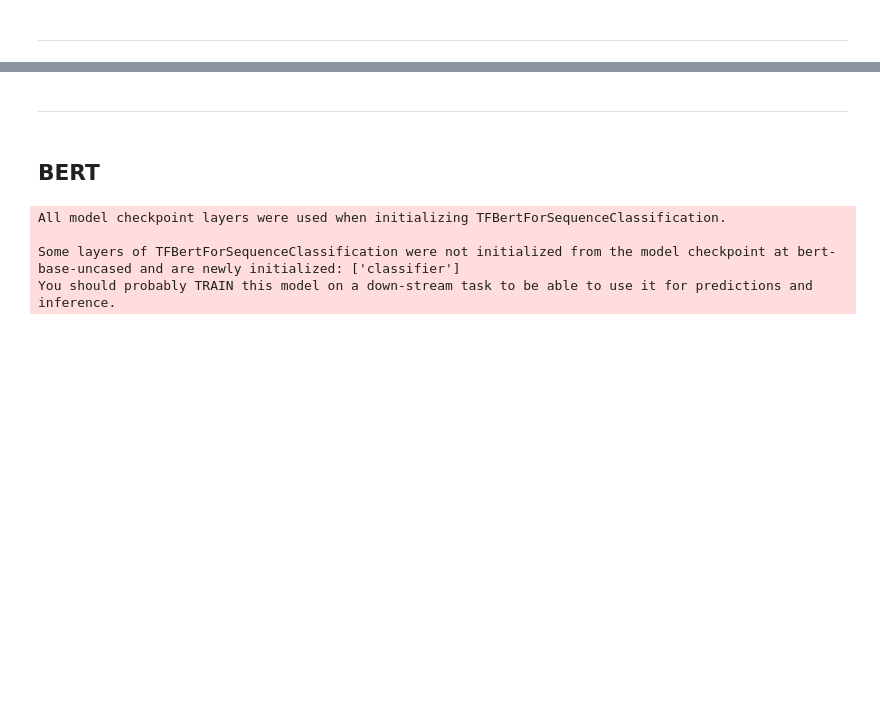
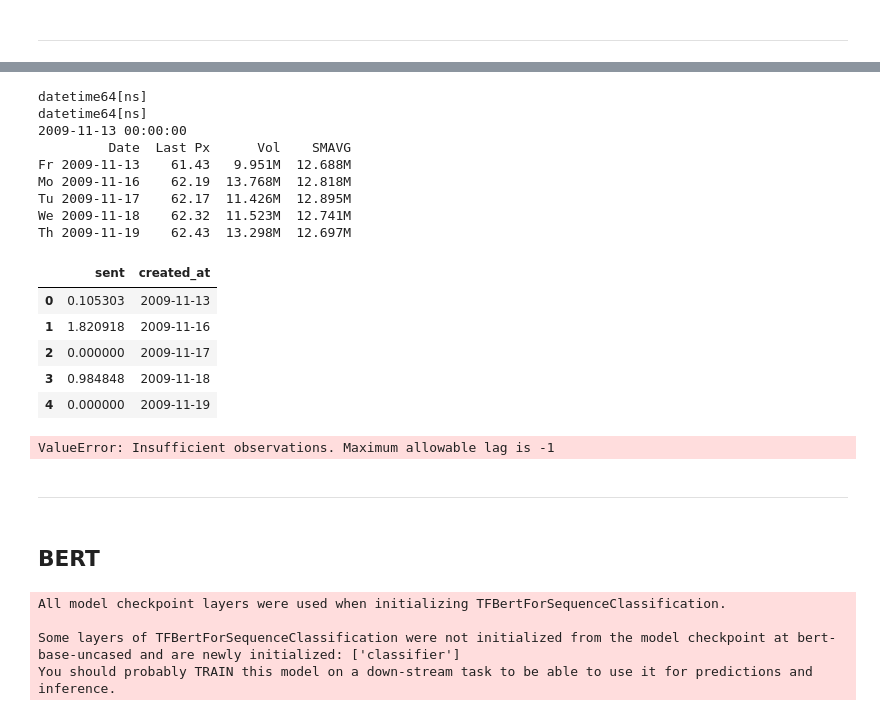
Before and after one commit to HenryDorsey/EaddyProject, a Jupyter notebook: eaddy_io.ipynb, the cells around one changed output, grey strips where cells are left out. Saved outputs shown, nothing was run; the diff lists cells and outputs as text; code cells hidden in the pictures; blank space fills up the shorter version.

```diff
--- a/eaddy_io.ipynb
+++ b/eaddy_io.ipynb
@@ -785,0 +816,12 @@ Text(0.5, 1.0, 'Daily Stock Price by Crisis')
+# %%
+new_dates = [i for i in daily_filt['Date'] if i not in df_cp.index]
+
+print(len(new_dates))
+
+for i in new_dates:
+    df_cp.loc[i] = np.nan
+
+#sort_values('created_at')
+df_cp = df_cp.ffill()
+
+df_cp.isna().value_counts()
@@ -785,0 +833,22 @@ Text(0.5, 1.0, 'Daily Stock Price by Crisis')
+# %%
+# collapse weekends to monday
+if len(df_cp.columns)<2:
+    df_cp = df_cp.reset_index()
+count=0
+df_cp['groupby_idx'] = 0
+df_hash = {}
+print(df_cp.head())
+for i in range(df_cp.shape[0]):
+    if df_cp.loc[i,'created_at'].weekday()==5:
+        df_cp.loc[i,'groupby_idx']= count+2
+    elif df_cp.loc[i,'created_at'].weekday()==6:
+        df_cp.loc[i,'groupby_idx'] = count+1
+    else:
+        df_cp.loc[i,'groupby_idx'] = count
+    df_hash[ df_cp.loc[i,'groupby_idx']] =  df_cp.loc[i,'created_at']
+    count+=1
+
+df_cp = df_cp.groupby('groupby_idx').apply(sum).drop(columns='groupby_idx')
+df_cp = df_cp.reset_index()
+df_cp['created_at'] = df_cp['groupby_idx'].apply(lambda x: df_hash[x])
+df_cp = df_cp.drop(columns='groupby_idx')
@@ -786,3 +903,40 @@ Text(0.5, 1.0, 'Daily Stock Price by Crisis')
+# %%
+df_cp['created_at'] = pd.to_datetime(df_cp['created_at'])
+print(daily_filt['Date'].dtype)
+print(df_cp['created_at'].dtype)
+
+print(df_cp['created_at'][0])
+daily_filt = daily_filt.sort_values('Date')
+print(daily_filt.head())
+if 'Unnamed: 0' in daily_filt.columns:
+    daily_filt=daily_filt.reset_index().drop(columns=['index', 'Unnamed: 0'])
+df_cp.head()
+# %% [output]
+datetime64[ns]
+datetime64[ns]
+2009-11-13 00:00:00
+         Date  Last Px      Vol    SMAVG
+Fr 2009-11-13    61.43   9.951M  12.688M
+Mo 2009-11-16    62.19  13.768M  12.818M
+Tu 2009-11-17    62.17  11.426M  12.895M
+We 2009-11-18    62.32  11.523M  12.741M
+Th 2009-11-19    62.43  13.298M  12.697M
+|  | sent | created_at |
+| 0 | 0.105303 | 2009-11-13 |
+| 1 | 1.820918 | 2009-11-16 |
+| 2 | 0.000000 | 2009-11-17 |
+| 3 | 0.984848 | 2009-11-18 |
+| 4 | 0.000000 | 2009-11-19 |
+# %%
+# Granger
+maxlag=1
+
+temp_df = pd.DataFrame({'dif_tweet':dif_tweet,
+                       'dif_price':dif_price})
+
+test_result = grangercausalitytests((temp_df['dif_tweet'], temp_df['dif_price']), maxlag=1, verbose=False)
+# %% [output]
+ValueError: Insufficient observations. Maximum allowable lag is -1
 # %% [markdown]
 -------
 # %% [markdown]
```
Also changed, not shown: parts of 17 cells of this notebook.
